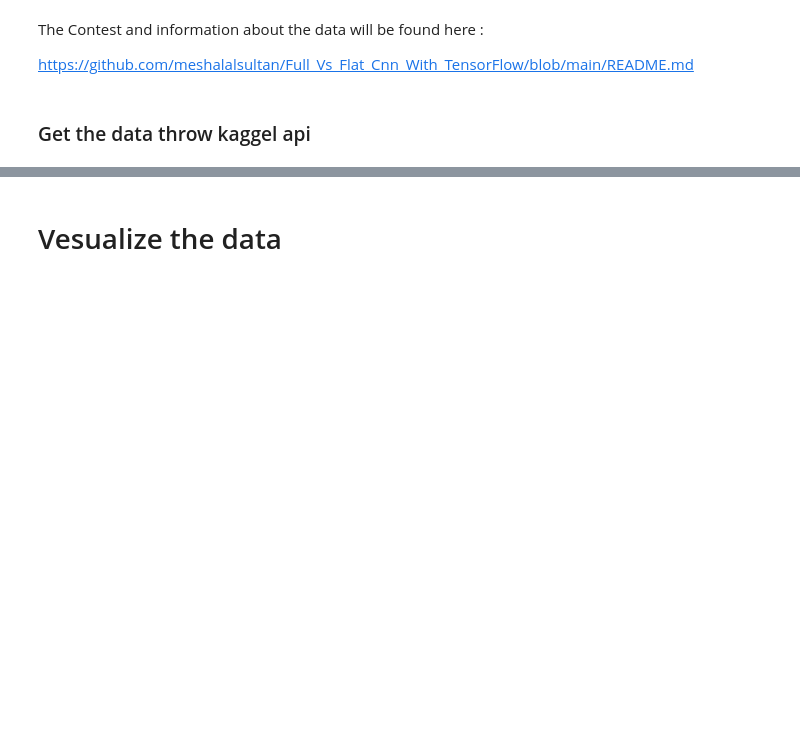
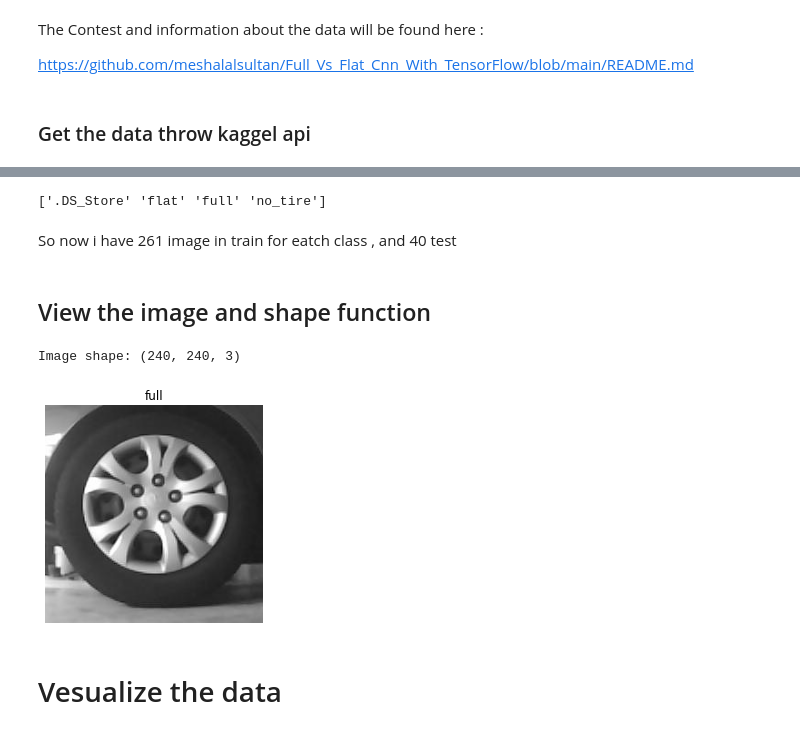
Before and after one commit to meshalalsultan/Full_Vs_Flat_Cnn_With_TensorFlow, a Jupyter notebook: Tire_Fall_With_TensorFlow.ipynb, the cells around one changed output, grey strips where cells are left out. Drawn from its saved outputs; the diff is of its cells as text; code cells hidden in the pictures; blank space fills up the shorter version.

```diff
--- a/Tire_Fall_With_TensorFlow.ipynb
+++ b/Tire_Fall_With_TensorFlow.ipynb
@@ -65,3 +89,45 @@ Archive:  /content/full-vs-flat-tire-images.zip
+# %%
+# Get the class names (programmatically, this is much more helpful with a longer list of classes)
+import pathlib
+import numpy as np
+data_dir = pathlib.Path("tire_dataset/train/") # turn our training path into a Python path
+class_names = np.array(sorted([item.name for item in data_dir.glob('*')])) # created a list of class_names from the subdirectories
+print(class_names)
+# %% [output]
+['.DS_Store' 'flat' 'full' 'no_tire']
+# %% [markdown]
+So now i have 261 image in train for eatch class , and 40 test
+# %% [markdown]
+## View the image and shape function
+# %%
+# View an image
+import matplotlib.pyplot as plt
+import matplotlib.image as mpimg
+import random
+
+def view_random_image(target_dir, target_class):
+  # Setup target directory (we'll view images from here)
+  target_folder = target_dir+target_class
+
+  # Get a random image path
+  random_image = random.sample(os.listdir(target_folder), 1)
+
+  # Read in the image and plot it using matplotlib
+  img = mpimg.imread(target_folder + "/" + random_image[0])
+  plt.imshow(img)
+  plt.title(target_class)
+  plt.axis("off");
+
+  print(f"Image shape: {img.shape}") # show the shape of the image
+
+  return img
+# %%
+# View a random image from the training dataset
+img = view_random_image(target_dir="tire_dataset/train/",
+                        target_class="full")
+# %% [output]
+Image shape: (240, 240, 3)
+[figure, added]
 # %% [markdown]
 # Vesualize the data
 # %%
```
Also changed, not shown: parts of 41 cells of this notebook.
